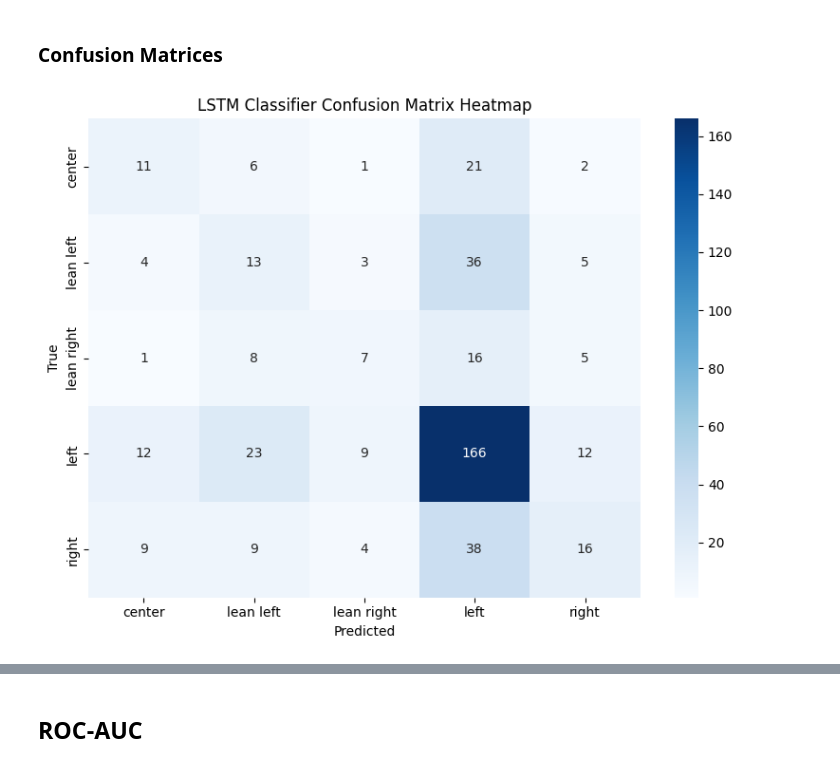
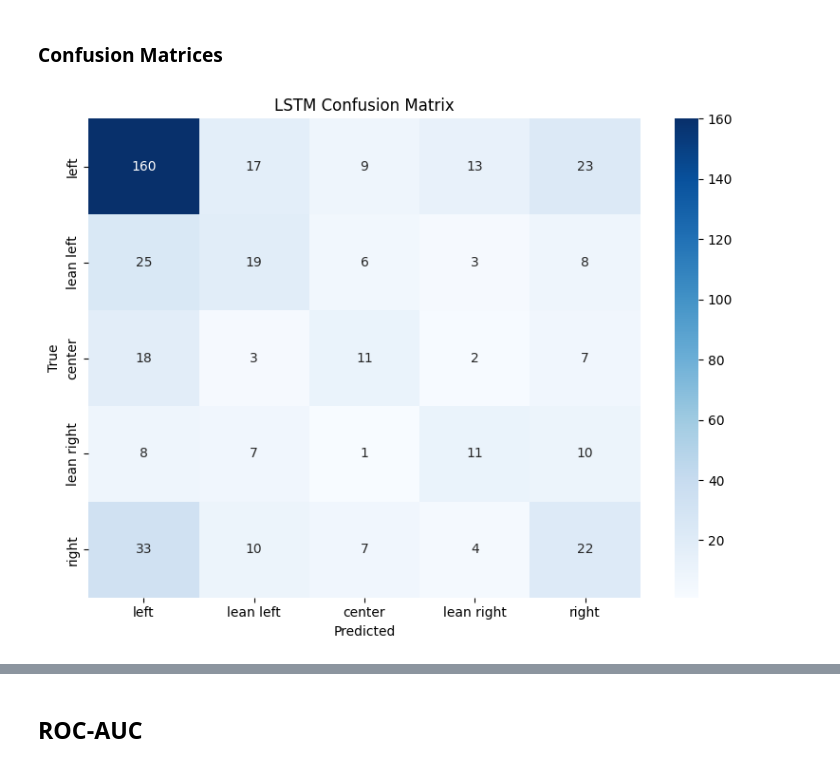
Before and after one commit to foongming/CS5242Project, a Jupyter notebook: lstm.ipynb, the cells around one changed output, grey strips where cells are left out. Cells and saved outputs as stored; diff of their text form; code cells hidden in the pictures.

Commit message:
refactor. ffnn tdidf and ffnn glove done. lstm glove with new not lemmed file done

```diff
--- a/lstm.ipynb
+++ b/lstm.ipynb
@@ -256,11 +257,11 @@ net = NeuralNetClassifier(
         EpochScoring(scoring='f1_macro', name='valid_f1', lower_is_better=False),
         EpochScoring(scoring='accuracy', name='valid_acc', lower_is_better=False),
         LRScheduler(policy=ReduceLROnPlateau,
-                    monitor='valid_loss',
+                    monitor='valid_f1',
                     factor=0.5,
-                    patience=2,
+                    patience=5,
                     verbose=True),
-        EarlyStopping(monitor='valid_loss', patience=5)
+        EarlyStopping(monitor='valid_f1', patience=5, lower_is_better=False)
     ],
 )
 # %% [markdown]
@@ -268,12 +269,12 @@ net = NeuralNetClassifier(
 # %%
 
 param_dist = {
-    'module__hidden_dim':    [64, 128, 256],
+    'module__hidden_dim':    [128, 256, 512], #same as in FFNN
     'module__num_layers':    [1, 2],
     'module__bidirectional': [False, True],
-    'module__dropout':       [0.1, 0.3, 0.5],
-    'lr':                    [0.0005, 0.001, 0.01],
-    'batch_size':            [16, 32, 64],
+    'module__dropout':       [0.1, 0.3, 0.5], #FFNN did not have dropout
+    'lr':                    [0.0005, 0.001, 0.01], #same as in FFNN
+    'batch_size':            [16, 32, 64], #same as in FFNN
 }
 
 scoring = {
@@ -516,24 +563,23 @@ weighted avg     0.4573    0.4874    0.4621       437
 # %% [markdown]
 ### Confusion Matrices
 # %%
-# 1. Get predicted and true labels
 X_test_np = X_test.cpu().numpy()
 y_test_np = y_test_tensor.cpu().numpy()
 y_pred = best_net.predict(X_test_np)
 
-# 2. Get label names from the model (assuming label_encoder used during training)
-labels = label_encoder.classes_
+# Define correct label order
+label_order = ['left', 'lean left', 'center', 'lean right', 'right']
+label_indices = [np.where(label_encoder.classes_ == label)[0][0] for label in label_order]
 
-# 3. Compute confusion matrix with fixed label order
-cm = confusion_matrix(y_test_np, y_pred, labels=np.arange(len(labels)))
+cm = confusion_matrix(y_test_np, y_pred, labels=label_indices)
 
-# 4. Plot the heatmap
 plt.figure(figsize=(8, 6))
-sns.heatmap(cm, annot=True, fmt='d', cmap='Blues', xticklabels=labels, yticklabels=labels)
+sns.heatmap(cm, annot=True, fmt='d', cmap='Blues',
+            xticklabels=label_order, yticklabels=label_order)
 plt.xlabel('Predicted')
 plt.ylabel('True')
-plt.title('LSTM Classifier Confusion Matrix Heatmap')
+plt.title('LSTM Confusion Matrix')
 plt.tight_layout()
 plt.show()
 # %% [output]
-[figure, old version]
+[figure, new version]
```
Also changed, not shown: parts of 29 cells of this notebook, 2 other files.
